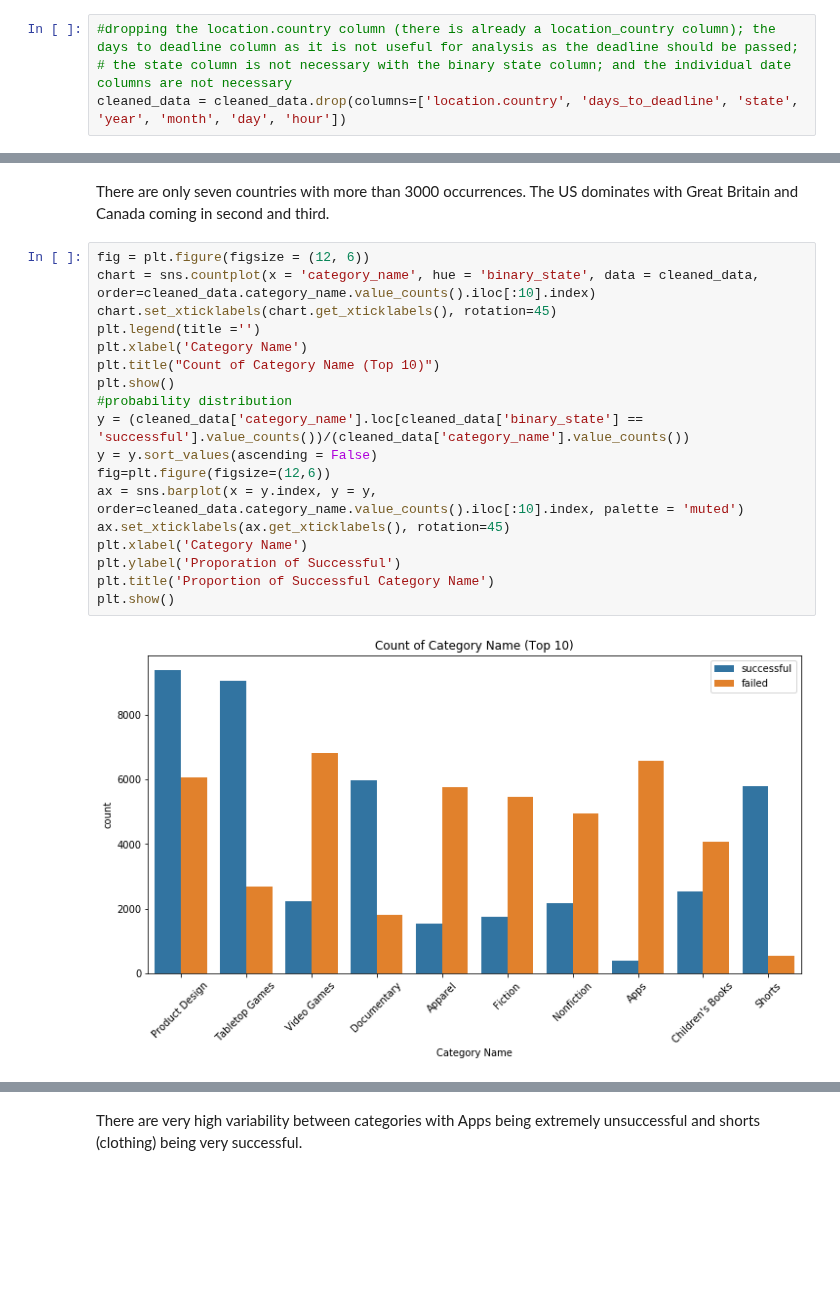
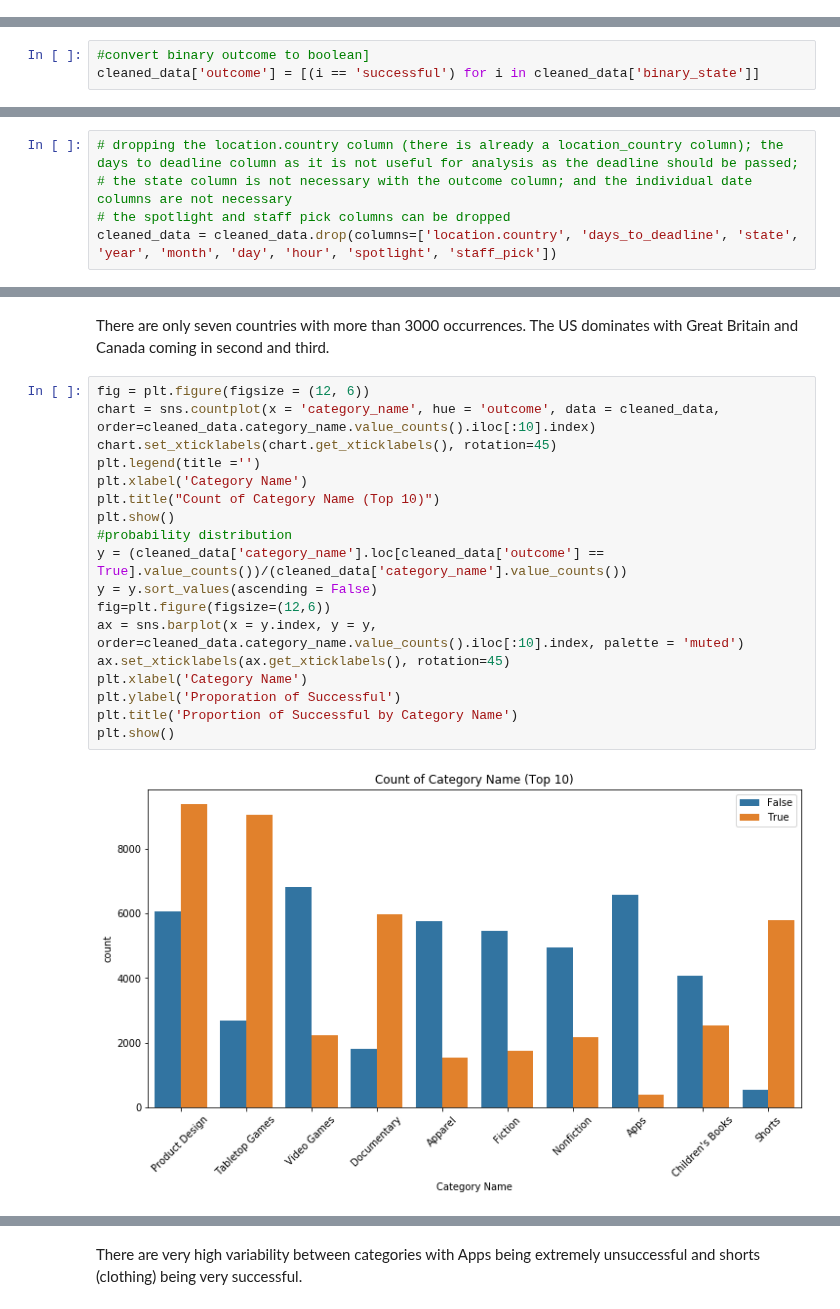
Before and after one commit to dwitten392/Springboard---DW, a Jupyter notebook: Capstone 1 - Kickstarter/Kickstarter Projects - Cleaning and Visualization.ipynb, the cells around one changed output, grey strips where cells are left out. Saved outputs shown, nothing was run; the diff lists cells and outputs as text; blank space fills up the shorter version.

```diff
--- a/Capstone 1 - Kickstarter/Kickstarter Projects - Cleaning and Visualization.ipynb
+++ b/Capstone 1 - Kickstarter/Kickstarter Projects - Cleaning and Visualization.ipynb
@@ -69,7 +69,3 @@ cleaned_data = cleaned_data.loc[cleaned_data['deadline'] <= cleaned_data['launch
 2019-04-18 04:49:38
 # %% [markdown]
 I threw out data where the deadline is beyond the cutoff date
-# %%
-#dropping the location.country column (there is already a location_country column); the days to deadline column as it is not useful for analysis as the deadline should be passed;
-# the state column is not necessary with the binary state column; and the individual date columns are not necessary
-cleaned_data = cleaned_data.drop(columns=['location.country', 'days_to_deadline', 'state', 'year', 'month', 'day', 'hour'])
@@ -145,0 +112,3 @@ Name: category_slug, dtype: int64
+# %%
+#convert binary outcome to boolean]
+cleaned_data['outcome'] = [(i == 'successful') for i in cleaned_data['binary_state']]
@@ -145,0 +128,5 @@ Name: category_slug, dtype: int64
+# %%
+# dropping the location.country column (there is already a location_country column); the days to deadline column as it is not useful for analysis as the deadline should be passed;
+# the state column is not necessary with the outcome column; and the individual date columns are not necessary
+# the spotlight and staff pick columns can be dropped
+cleaned_data = cleaned_data.drop(columns=['location.country', 'days_to_deadline', 'state', 'year', 'month', 'day', 'hour', 'spotlight', 'staff_pick'])
@@ -372,21 +369,21 @@ Name: location_country, dtype: float64
 There are only seven countries with more than 3000 occurrences. The US dominates with Great Britain and Canada coming in second and third.
 # %%
 fig = plt.figure(figsize = (12, 6))
-chart = sns.countplot(x = 'category_name', hue = 'binary_state', data = cleaned_data, order=cleaned_data.category_name.value_counts().iloc[:10].index)
+chart = sns.countplot(x = 'category_name', hue = 'outcome', data = cleaned_data, order=cleaned_data.category_name.value_counts().iloc[:10].index)
 chart.set_xticklabels(chart.get_xticklabels(), rotation=45)
 plt.legend(title ='')
 plt.xlabel('Category Name')
 plt.title("Count of Category Name (Top 10)")
 plt.show()
 #probability distribution
-y = (cleaned_data['category_name'].loc[cleaned_data['binary_state'] == 'successful'].value_counts())/(cleaned_data['category_name'].value_counts())
+y = (cleaned_data['category_name'].loc[cleaned_data['outcome'] == True].value_counts())/(cleaned_data['category_name'].value_counts())
 y = y.sort_values(ascending = False)
 fig=plt.figure(figsize=(12,6))
 ax = sns.barplot(x = y.index, y = y, order=cleaned_data.category_name.value_counts().iloc[:10].index, palette = 'muted')
 ax.set_xticklabels(ax.get_xticklabels(), rotation=45)
 plt.xlabel('Category Name')
 plt.ylabel('Proporation of Successful')
-plt.title('Proportion of Successful Category Name')
+plt.title('Proportion of Successful by Category Name')
 plt.show()
 # %% [output]
-[figure, old version]
+[figure, new version]
```
Also changed, not shown: parts of 30 cells of this notebook.
